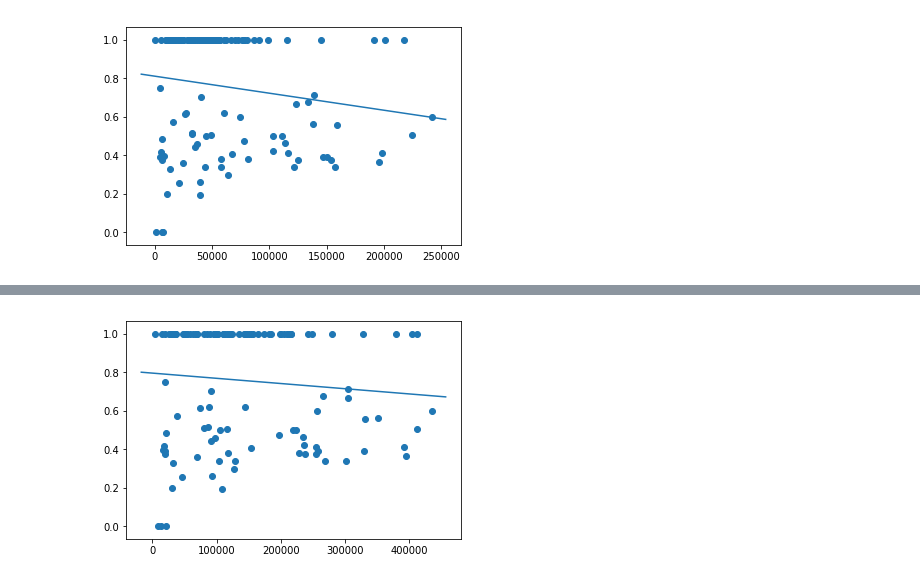
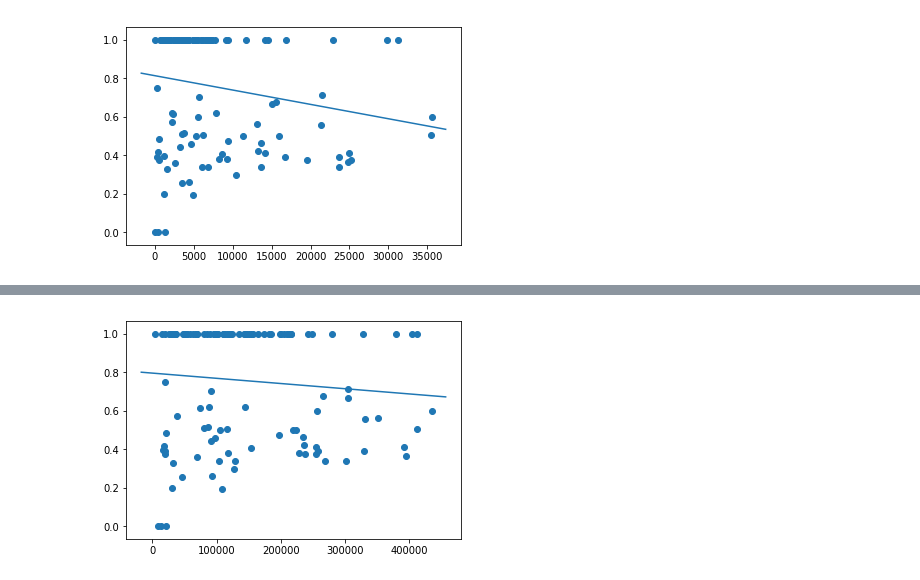
Before and after one commit to QianZhang7/TaR, a Jupyter notebook: regression.ipynb, the cells around one changed output, grey strips where cells are left out. Drawn from its saved outputs; the diff is of its cells as text; code cells hidden in the pictures.

```diff
--- a/regression.ipynb
+++ b/regression.ipynb
@@ -78,7 +78,7 @@ def neighbour_pop(idlist):
         second_ngb_pop = pd.Series(second_ngb_pop, dtype=object).fillna(0).tolist()
         first_pop_sum.append(sum(first_ngb_pop))
         second_pop_sum.append(sum(second_ngb_pop))
-    results = pd.DataFrame({'home_pop':home_pop,'first_pop_sum':first_pop_sum})
+    results = pd.DataFrame({'home_pop':home_pop,'first_pop_sum':first_pop_sum, 'second_pop_sum':second_pop_sum})
     return(results)
 # %%
 def scatter_plot_with_correlation_line(x, y, graph_filepath):
@@ -106,7 +106,7 @@ swaziland_pop['s2_id'] = swaziland['s2_id']
 swaziland_pop['prop_home'] = swaziland['prop_home']
 # %%
 Y = swaziland_pop['prop_home']
-X = swaziland_pop['home_pop'] + swaziland_pop['first_pop_sum']
-scatter_plot_with_correlation_line(X, Y, "/Users/qianzh/project/TaR/trial/swaziland_first.png")
+X = swaziland_pop['home_pop']
+scatter_plot_with_correlation_line(X, Y, "/Users/qianzh/project/TaR/trial/swaziland_home.png")
 # %% [output]
-[figure, old version]
+[figure, new version]
```
Also changed, not shown: parts of 18 cells of this notebook, 10 other files.
